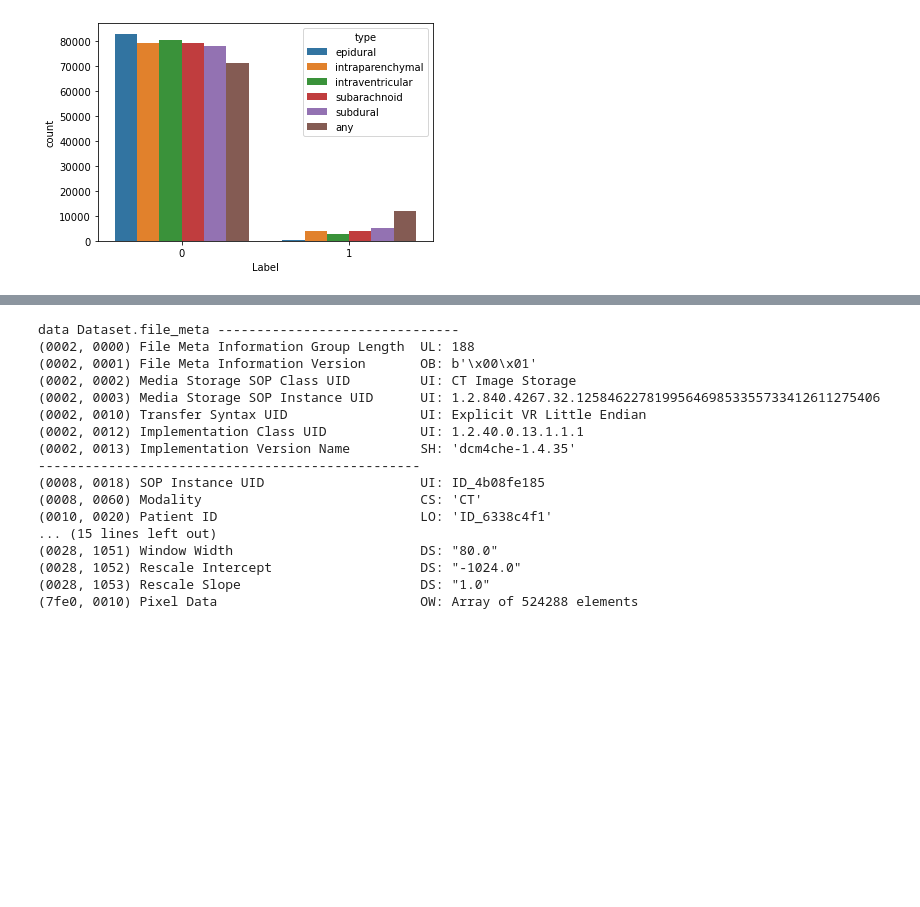
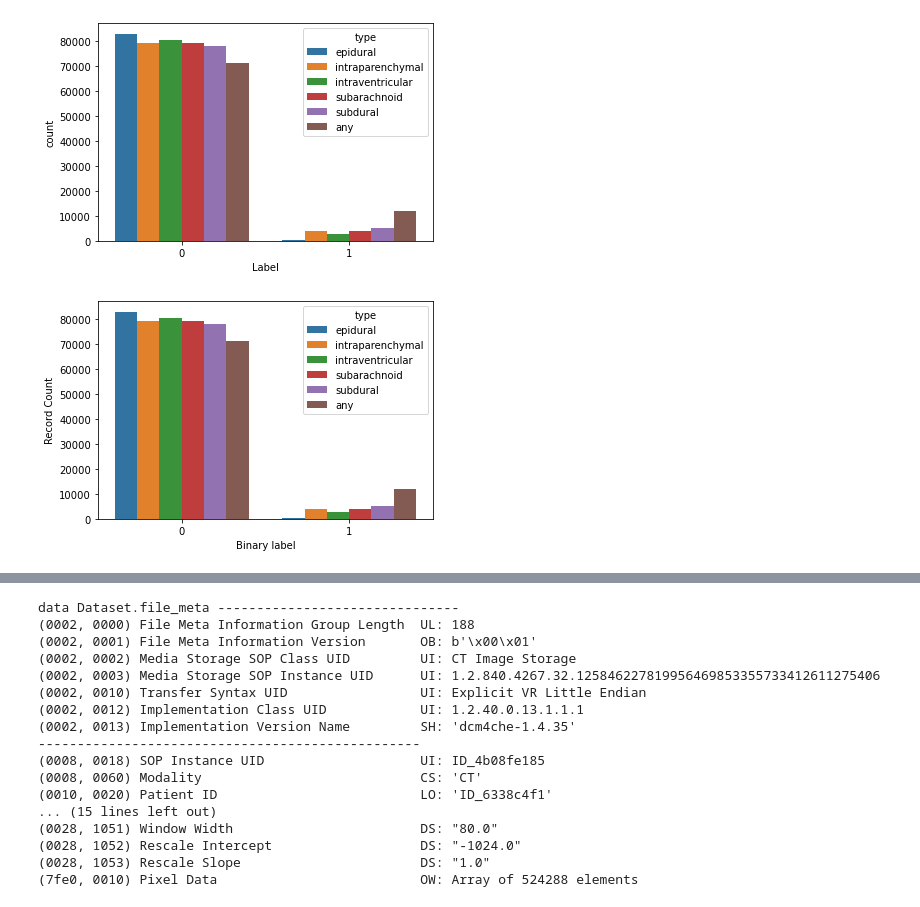
Before and after one commit to mosorajab/IntracranialHaemorrhageDetection, a Jupyter notebook: haemorrhagesdetection.ipynb, the cells around one changed output, grey strips where cells are left out. Saved outputs shown, nothing was run; the diff lists cells and outputs as text; code cells hidden in the pictures; blank space fills up the shorter version.

```diff
--- a/haemorrhagesdetection.ipynb
+++ b/haemorrhagesdetection.ipynb
@@ -150,6 +163,21 @@ sns.countplot(x="Label", hue="type", data=train)
 # %% [output]
 <AxesSubplot:xlabel='Label', ylabel='count'>
 [figure]
+# %%
+import seaborn as sns
+import matplotlib.pyplot as plt
+
+# Understanding the number of unique types of patients for each category in 0 and 1
+# in terms of barplot
+ax = sns.countplot(x="Label", hue="type", data=train)
+
+# Label the axes
+ax.set(xlabel='Binary label', ylabel='Record Count')
+
+# Show the plot
+plt.show()
+# %% [output]
+[figure, added]
 # %%
 # Understanding the no of unique type of patients for each of the category in 0 and 1
 # in terms of Pie-plot
```
Also changed, not shown: parts of 15 cells of this notebook.
